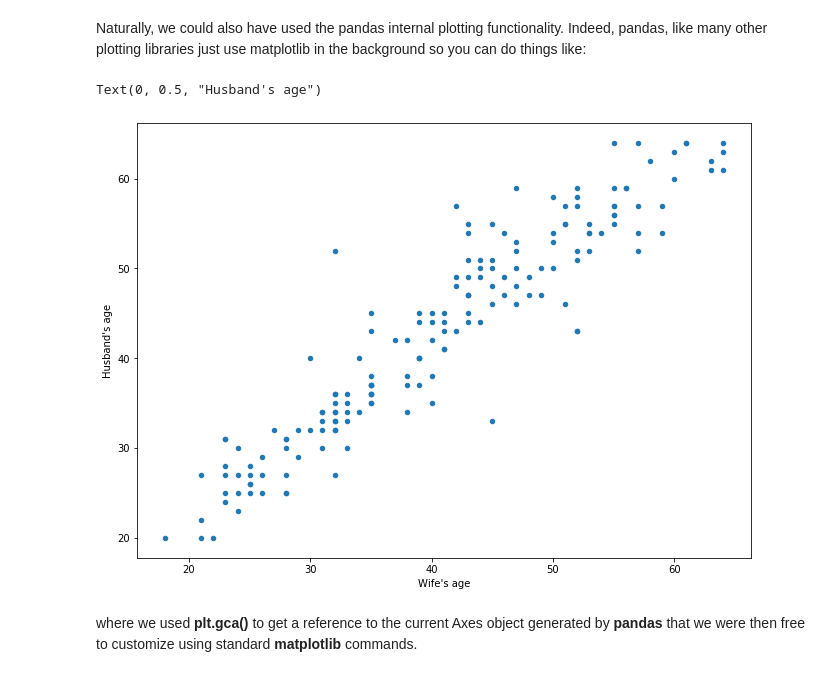
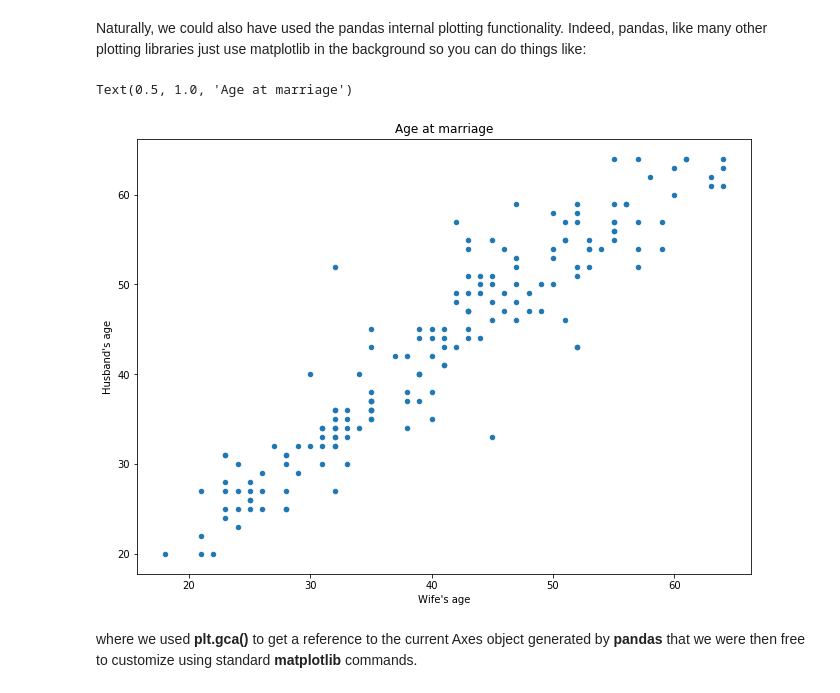
Before and after one commit to DataForScience/DataViz, a Jupyter notebook: Matplotlib.ipynb, the cells around one changed output. Saved outputs shown, nothing was run; the diff lists cells and outputs as text; code cells hidden in the pictures.

```diff
--- a/Matplotlib.ipynb
+++ b/Matplotlib.ipynb
@@ -117,10 +117,11 @@ Naturally, we could also have used the pandas internal plotting functionality. I
 # %%
 ages.plot.scatter(x='Wife',y='Husband')
 ax = plt.gca()
 ax.set_xlabel("Wife's age")
 ax.set_ylabel("Husband's age")
+ax.set_title('Age at marriage')
 # %% [output]
-Text(0, 0.5, "Husband's age")
+Text(0.5, 1.0, 'Age at marriage')
-[figure, old version]
+[figure, new version]
 # %% [markdown]
 where we used **plt.gca()** to get a reference to the current Axes object generated by **pandas** that we were then free to customize using standard **matplotlib** commands.
```
Also changed, not shown: parts of 10 cells of this notebook, 3 other files.
